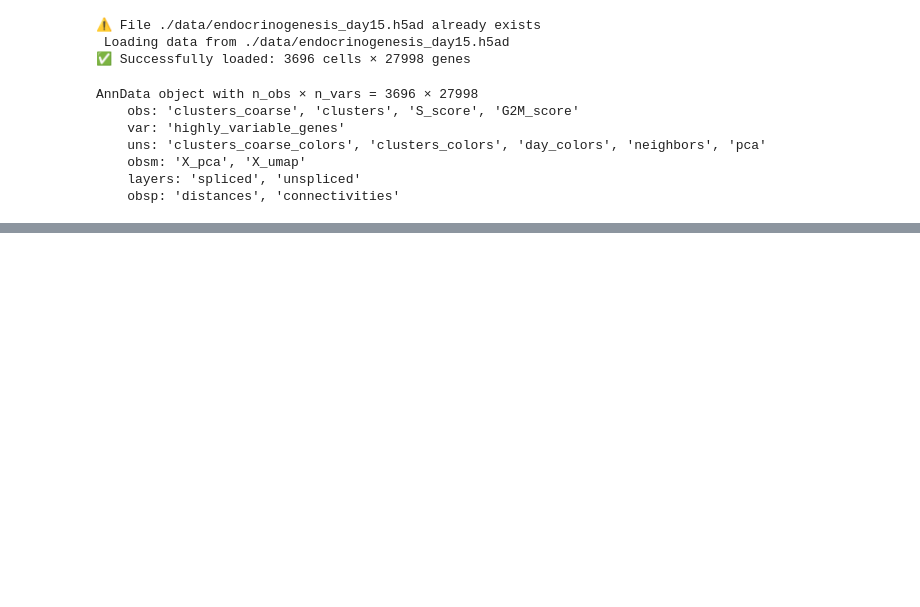
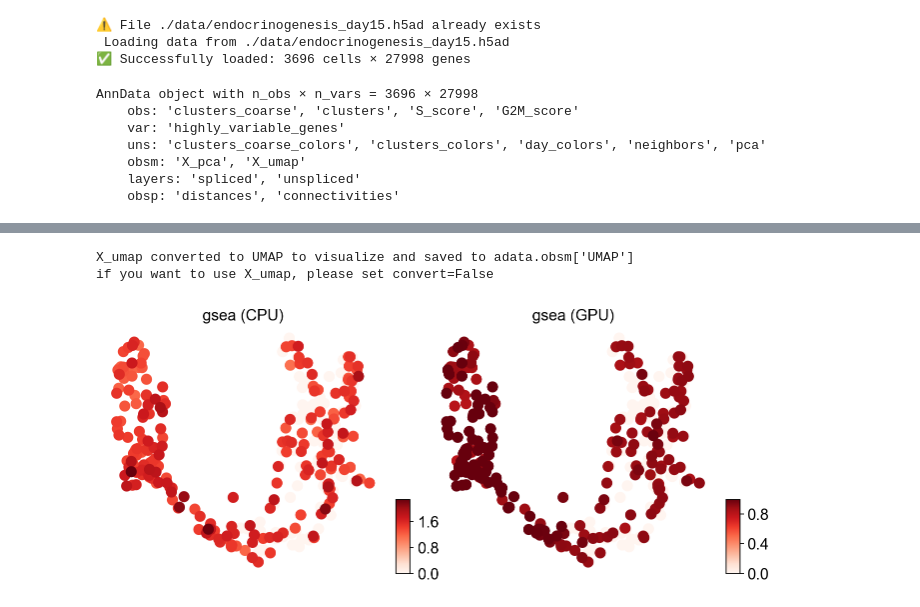
Before and after one commit to DBinary/omicverse-tutorials, a Jupyter notebook: docs/Tutorials-single/enrichment/t_es_compare.ipynb, the cells around one changed output, grey strips where cells are left out. Saved outputs shown, nothing was run; the diff lists cells and outputs as text; code cells hidden in the pictures; blank space fills up the shorter version.

```diff
--- a/docs/Tutorials-single/enrichment/t_es_compare.ipynb
+++ b/docs/Tutorials-single/enrichment/t_es_compare.ipynb
@@ -399,0 +193,6 @@ if you want to use X_umap, please set convert=False
+# %%
+ov.pl.umap(adata, color=['gsea (CPU)', 'gsea (GPU)'], cmap='Reds', frameon=False)
+# %% [output]
+X_umap converted to UMAP to visualize and saved to adata.obsm['UMAP']
+if you want to use X_umap, please set convert=False
+[figure, added]
```
Also changed, not shown: parts of 84 cells of this notebook.
